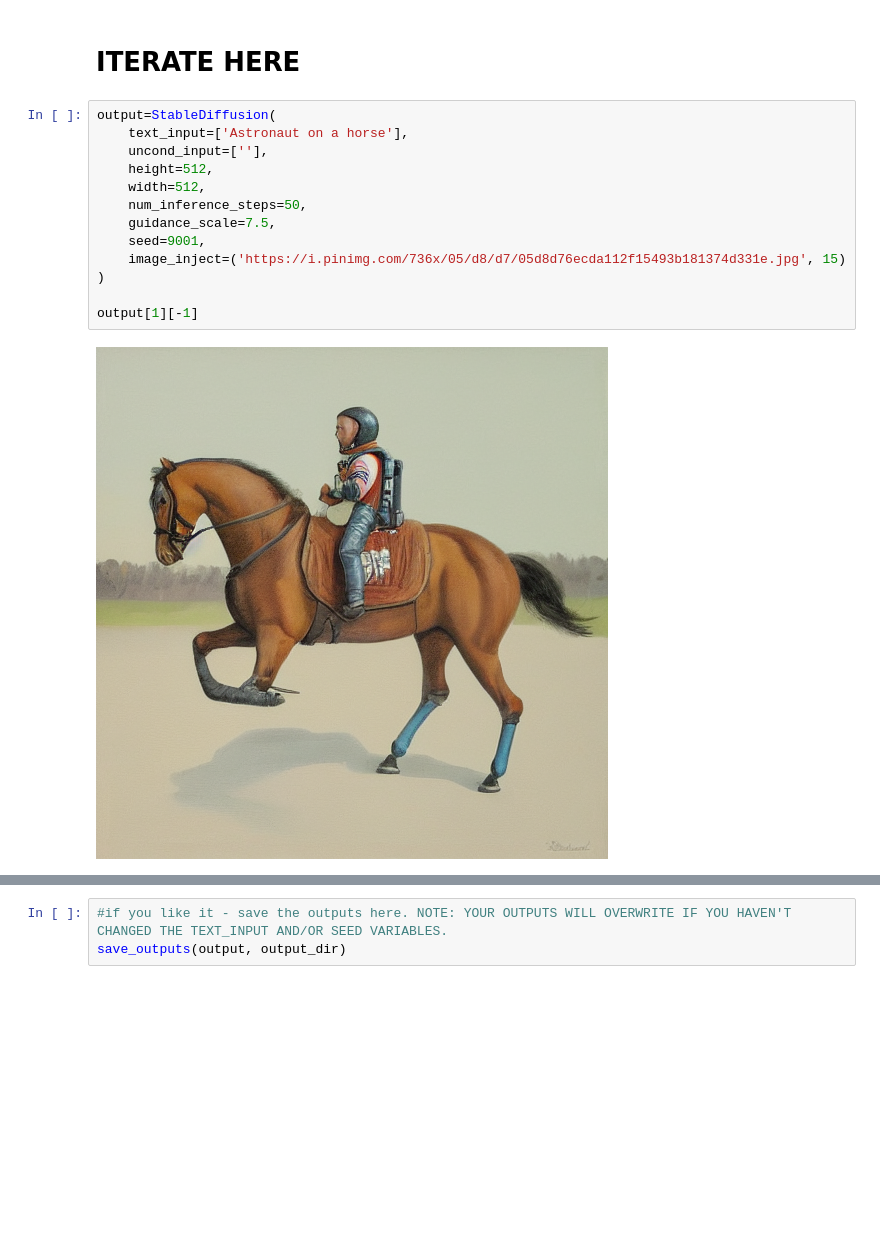
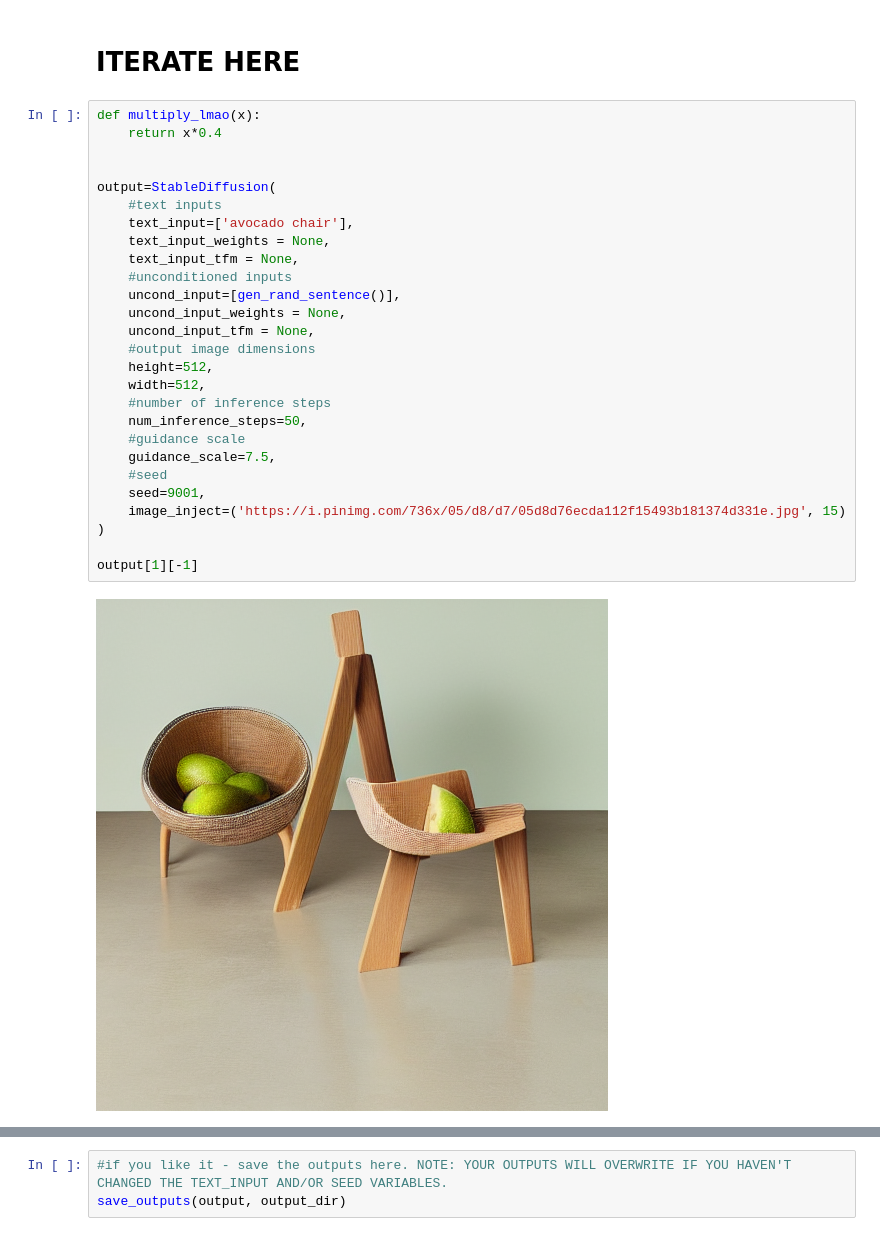
Before and after one commit to QUT-GenAI-Lab/genai-explained, a Jupyter notebook: notebooks/EXTRA_stable-diffusion-output-playground.ipynb, the cells around one changed output, grey strips where cells are left out. Cells and saved outputs as stored; diff of their text form; blank space fills up the shorter version.

Commit message:
:sparkles: new vars, new outputs

```diff
--- a/notebooks/EXTRA_stable-diffusion-output-playground.ipynb
+++ b/notebooks/EXTRA_stable-diffusion-output-playground.ipynb
@@ -252,17 +317,31 @@ def save_outputs(output, dir):
 # %% [markdown]
 # ITERATE HERE
 # %%
+def multiply_lmao(x):
+    return x*0.4
+
+
 output=StableDiffusion(
-    text_input=['Astronaut on a horse'],
-    uncond_input=[''],
+    #text inputs
+    text_input=['avocado chair'],
+    text_input_weights = None,
+    text_input_tfm = None,
+    #unconditioned inputs
+    uncond_input=[gen_rand_sentence()],
+    uncond_input_weights = None,
+    uncond_input_tfm = None,
+    #output image dimensions
     height=512,
     width=512,
+    #number of inference steps
     num_inference_steps=50,
+    #guidance scale
     guidance_scale=7.5,
+    #seed
     seed=9001,
     image_inject=('https://i.pinimg.com/736x/05/d8/d7/05d8d76ecda112f15493b181374d331e.jpg', 15)
 )
 
 output[1][-1]
 # %% [output]
-[figure, old version]
+[figure, new version]
```
Also changed, not shown: parts of 5 cells of this notebook.
